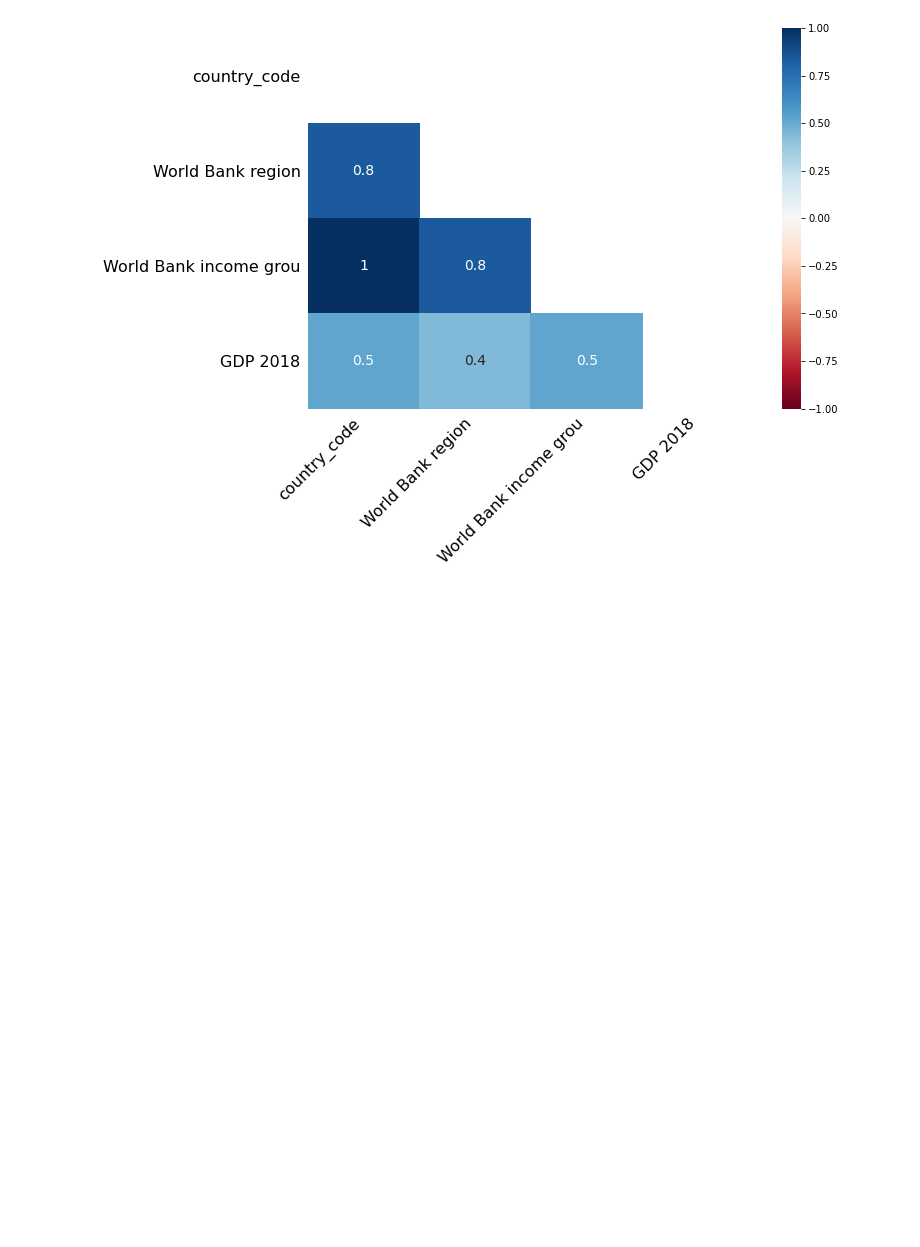
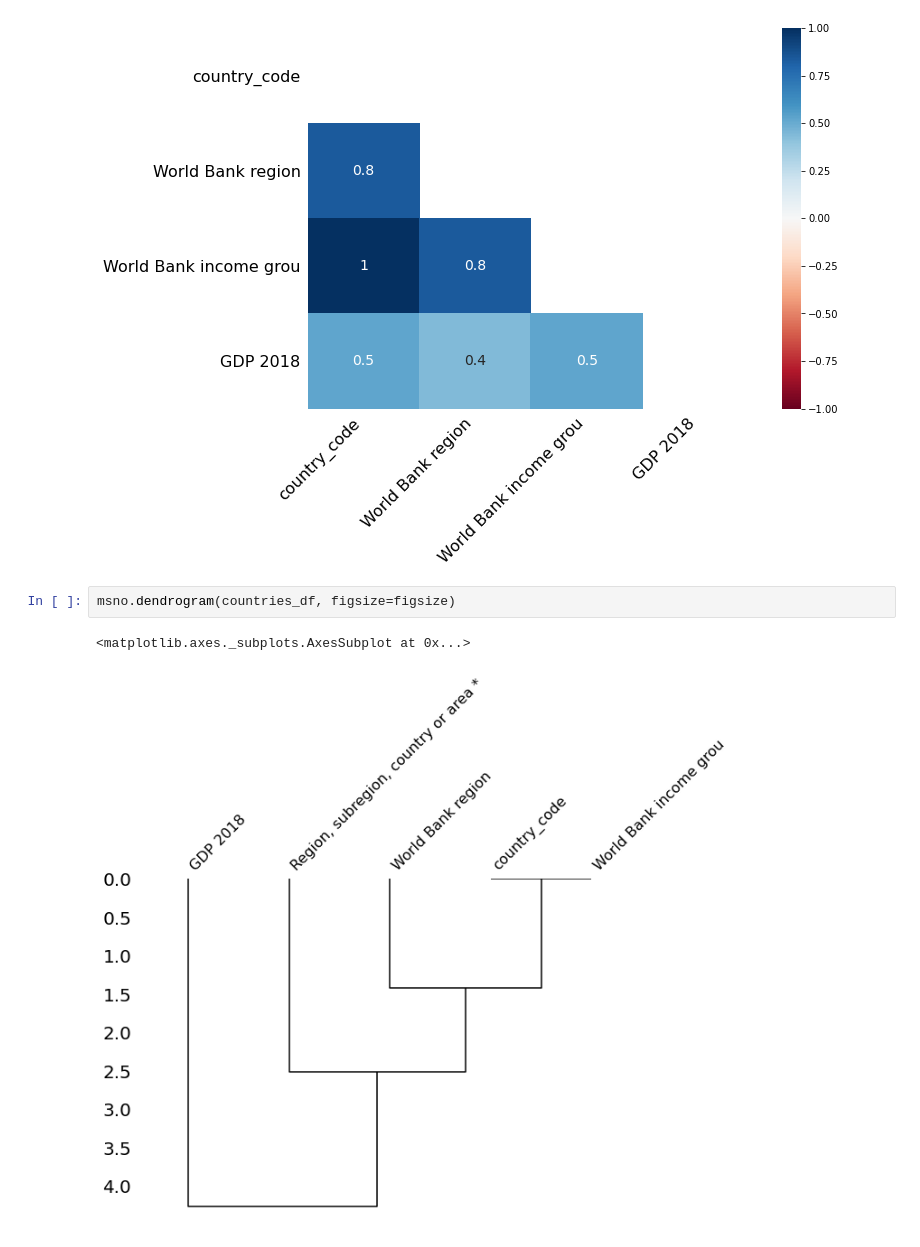
Before and after one commit to gabrielmsdiniz/covid19, a Jupyter notebook: index.ipynb, the cells around one changed output. Saved outputs shown, nothing was run; the diff lists cells and outputs as text; blank space fills up the shorter version.

```diff
--- a/index.ipynb
+++ b/index.ipynb
@@ -43,3 +43,8 @@ msno.heatmap(countries_df, figsize=figsize)
 # %% [output]
 <matplotlib.axes._subplots.AxesSubplot at 0x...>
 [figure]
+# %%
+msno.dendrogram(countries_df, figsize=figsize)
+# %% [output]
+<matplotlib.axes._subplots.AxesSubplot at 0x...>
+[figure, added]
```
Also changed, not shown: parts of 24 cells of this notebook.
